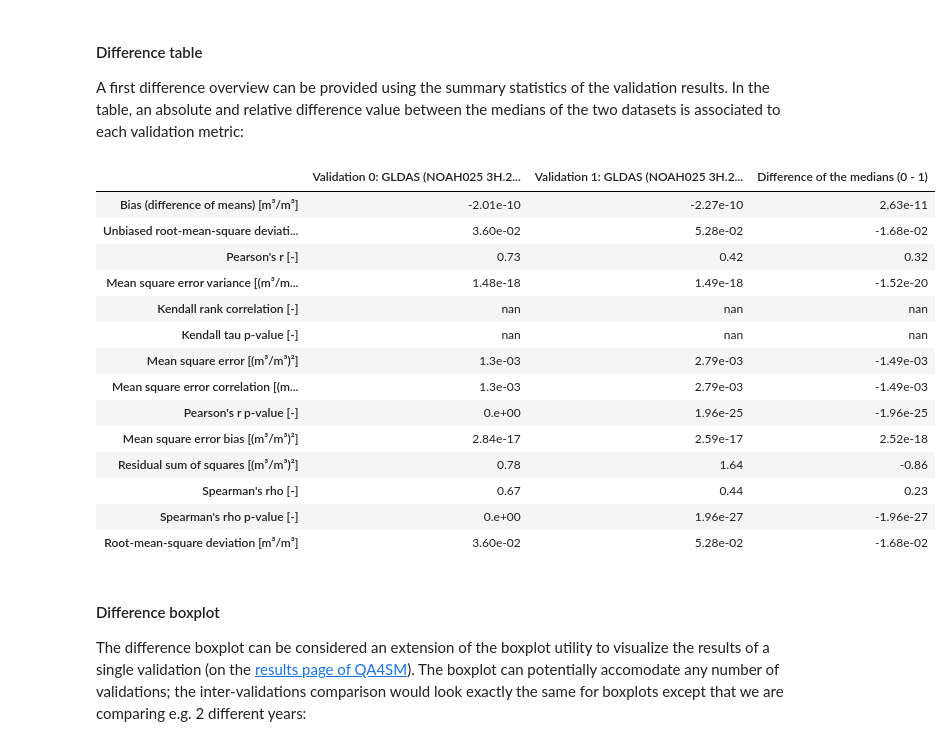
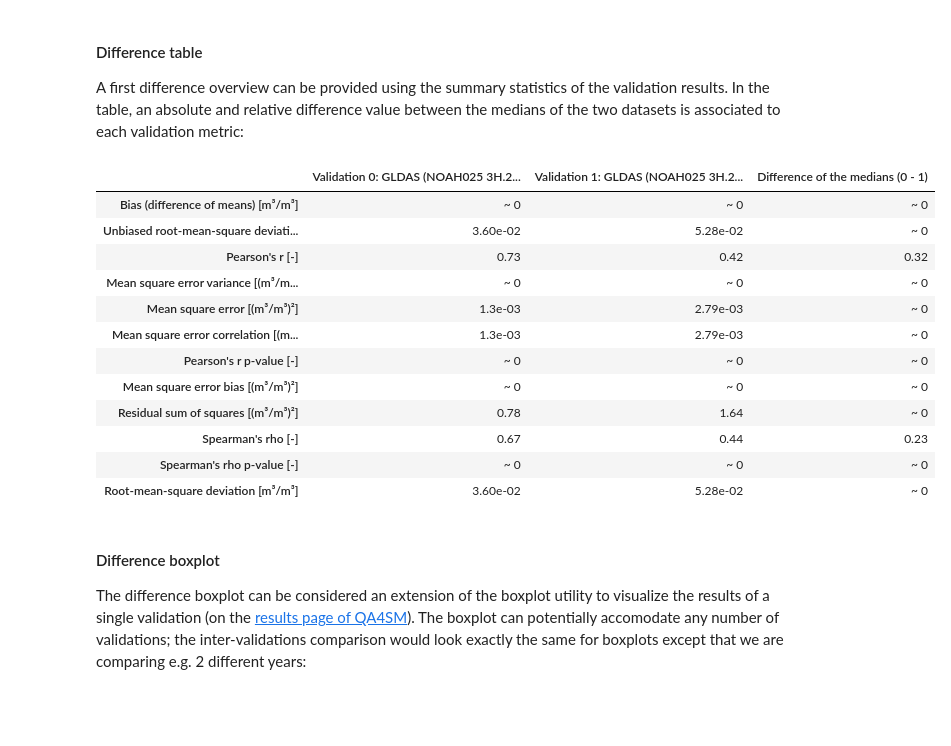
Before and after one commit to nfb2021/qa4sm-reader, a Jupyter notebook: docs/examples/Validation_comparison.ipynb, the cells around one changed output. Drawn from its saved outputs; the diff is of its cells as text; code cells hidden in the pictures; blank space fills up the shorter version.

```diff
--- a/docs/examples/Validation_comparison.ipynb
+++ b/docs/examples/Validation_comparison.ipynb
@@ -63,39 +61,35 @@ A first difference overview can be provided using the summary statistics of the
 # %%
 # just suppress warning for nans
 import warnings
 warnings.filterwarnings('ignore')
 comp.diff_table(
     ['BIAS',
      'urmsd',
      'R',
      'mse_var',
-     'tau',
-     'p_tau',
      'mse',
      'mse_corr',
      'p_R',
      'mse_bias',
      'RSS',
      'rho',
      'p_rho',
      'RMSD']
 )
 # %% [output]
 |  | Validation 0: GLDAS (NOAH025 3H.2... | Validation 1: GLDAS (NOAH025 3H.2... | Difference of the medians (0 - 1) |
-| Bias (difference of means) [m³/m³] | -2.01e-10 | -2.27e-10 | 2.63e-11 |
-| Unbiased root-mean-square deviati... | 3.60e-02 | 5.28e-02 | -1.68e-02 |
+| Bias (difference of means) [m³/m³] | ~ 0 | ~ 0 | ~ 0 |
+| Unbiased root-mean-square deviati... | 3.60e-02 | 5.28e-02 | ~ 0 |
 | Pearson's r [-] | 0.73 | 0.42 | 0.32 |
-| Mean square error variance [(m³/m... | 1.48e-18 | 1.49e-18 | -1.52e-20 |
-| Kendall rank correlation [-] | nan | nan | nan |
-| Kendall tau p-value [-] | nan | nan | nan |
-| Mean square error [(m³/m³)²] | 1.3e-03 | 2.79e-03 | -1.49e-03 |
-| Mean square error correlation [(m... | 1.3e-03 | 2.79e-03 | -1.49e-03 |
-| Pearson's r p-value [-] | 0.e+00 | 1.96e-25 | -1.96e-25 |
-| Mean square error bias [(m³/m³)²] | 2.84e-17 | 2.59e-17 | 2.52e-18 |
-| Residual sum of squares [(m³/m³)²] | 0.78 | 1.64 | -0.86 |
+| Mean square error variance [(m³/m... | ~ 0 | ~ 0 | ~ 0 |
+| Mean square error [(m³/m³)²] | 1.3e-03 | 2.79e-03 | ~ 0 |
+| Mean square error correlation [(m... | 1.3e-03 | 2.79e-03 | ~ 0 |
+| Pearson's r p-value [-] | ~ 0 | ~ 0 | ~ 0 |
+| Mean square error bias [(m³/m³)²] | ~ 0 | ~ 0 | ~ 0 |
+| Residual sum of squares [(m³/m³)²] | 0.78 | 1.64 | ~ 0 |
 | Spearman's rho [-] | 0.67 | 0.44 | 0.23 |
-| Spearman's rho p-value [-] | 0.e+00 | 1.96e-27 | -1.96e-27 |
-| Root-mean-square deviation [m³/m³] | 3.60e-02 | 5.28e-02 | -1.68e-02 |
+| Spearman's rho p-value [-] | ~ 0 | ~ 0 | ~ 0 |
+| Root-mean-square deviation [m³/m³] | 3.60e-02 | 5.28e-02 | ~ 0 |
 # %% [markdown]
 #### Difference boxplot
 
```
Also changed, not shown: parts of 18 cells of this notebook, 3 other files.
